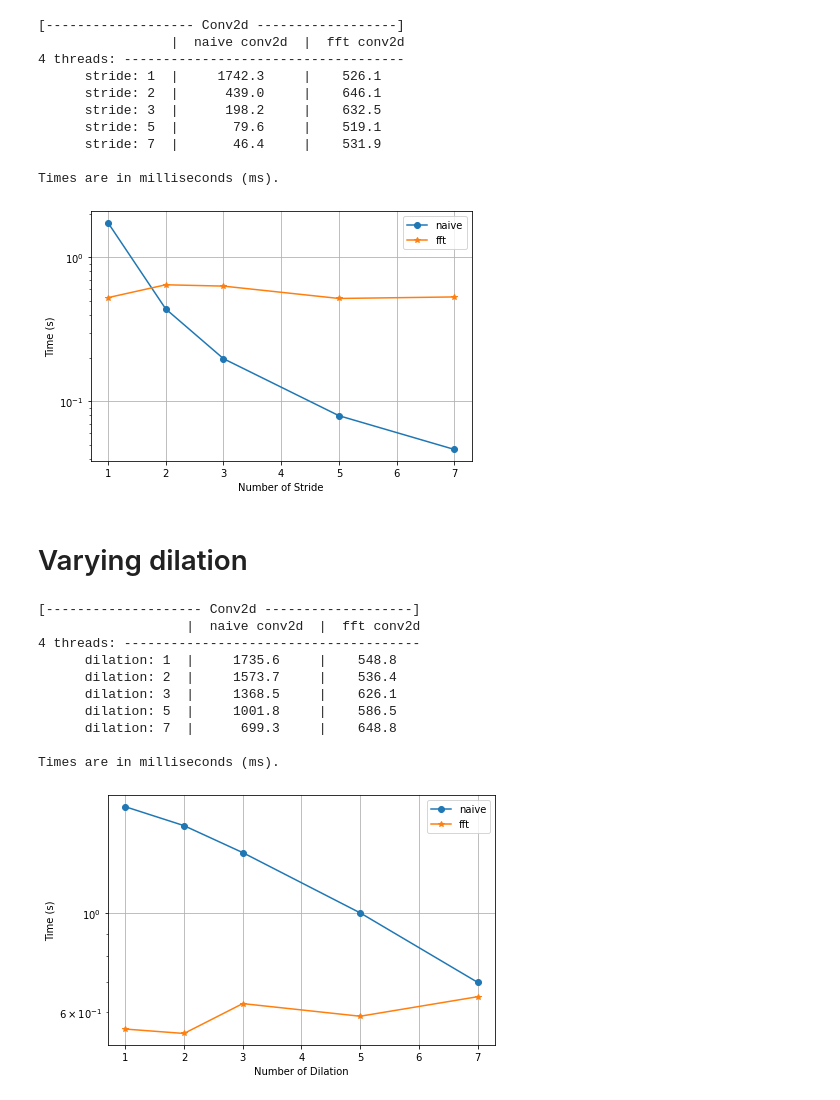
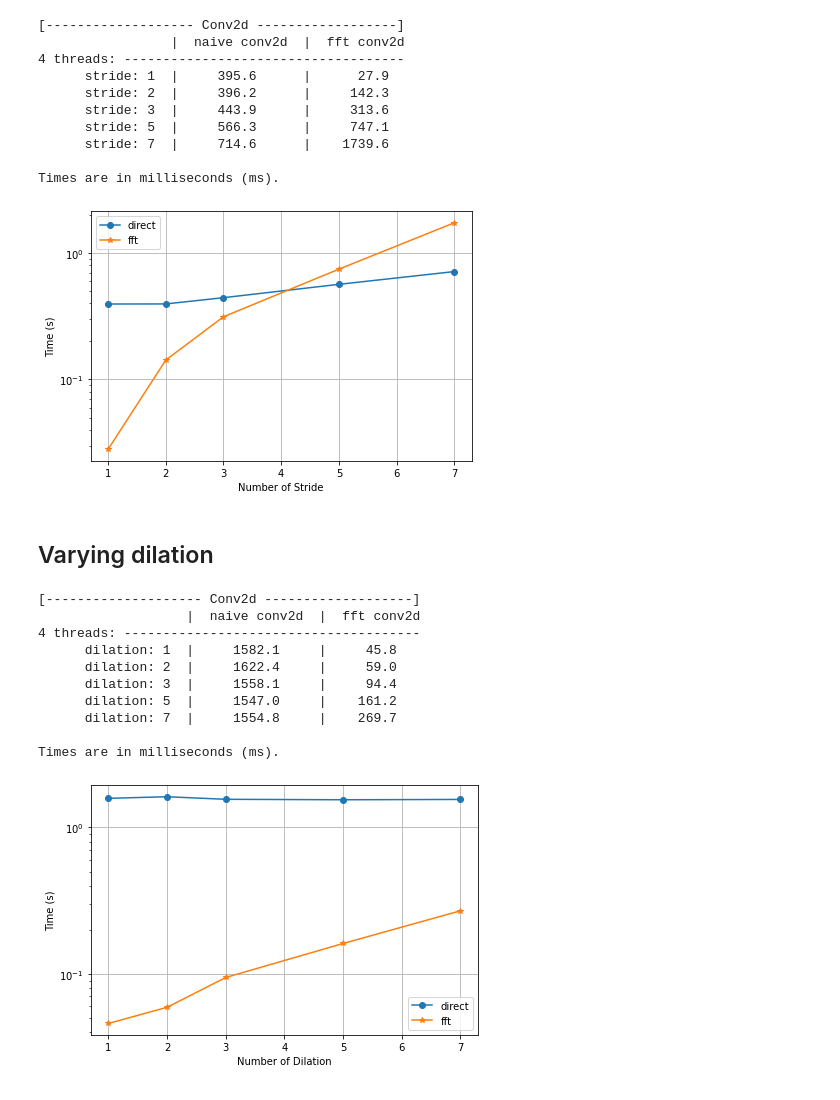
Before and after one commit to yoyololicon/fft-conv-pytorch, a Jupyter notebook: benchmark.ipynb, the cells around one changed output. Drawn from its saved outputs; the diff is of its cells as text; code cells hidden in the pictures.

```diff
--- a/benchmark.ipynb
+++ b/benchmark.ipynb
@@ -10,7 +11,7 @@ import matplotlib.pyplot as plt
 # %%
-batch = 64
-in_channels = 1
-out_channels = 1
+batch = 8
+in_channels = 4
+out_channels = 4
 groups = 1
 input_size = [64, 128, 256, 512]
 kernel_size = 31
@@ -51,7 +52,7 @@ compare.print()
 naive_result = [x.median for x in results[::2]]
 fft_result = [x.median for x in results[1::2]]
 
-plt.plot(input_size, naive_result, marker='o', label='naive')
+plt.plot(input_size, naive_result, marker='o', label='direct')
 plt.plot(input_size, fft_result, marker='*', label='fft')
 plt.tight_layout()
 plt.yscale('log')
@@ -210,8 +612,8 @@ Times are in milliseconds (ms).
 batch = 8
 channels = 32
 groups = [1, 2, 4, 8]
-input_size = 128
-kernel_size = 31
+input_size = 64
+kernel_size = 15
 stride = 1
 dilation = 1
 
@@ -222,8 +624,8 @@ for g in groups:
     label = 'Conv2d'
     sub_label = f'groups: {g}'
 
-    model1 = nn.Conv2d(channels, channels, kernel_size, stride=stride, dilation=dilation, groups=g, bias=False)
-    model2 = torch_fftconv.FFTConv2d(channels, channels, kernel_size, stride=stride, dilation=dilation, groups=g, bias=False)
+    model1 = nn.ConvTranspose2d(channels, channels, kernel_size, stride=stride, dilation=dilation, groups=g, bias=False)
+    model2 = torch_fftconv.FFTConvTranspose2d(channels, channels, kernel_size, stride=stride, dilation=dilation, groups=g, bias=False)
 
     results.append(Timer(
         stmt='m(x)',
@@ -250,7 +652,7 @@ compare.print()
 naive_result = [x.median for x in results[::2]]
 fft_result = [x.median for x in results[1::2]]
 
-plt.plot(groups, naive_result, marker='o', label='naive')
+plt.plot(groups, naive_result, marker='o', label='direct')
 plt.plot(groups, fft_result, marker='*', label='fft')
 plt.tight_layout()
 plt.yscale('log')
@@ -275,9 +677,9 @@ Times are in milliseconds (ms).
 # %%
-batch = 64
-channels = 1
+batch = 8
+channels = 4
 groups = 1
-input_size = 512
-kernel_size = 31
+input_size = 128
+kernel_size = 15
 stride = [1, 2, 3, 5, 7]
 dilation = 1
 
@@ -288,8 +690,8 @@ for s in stride:
     label = 'Conv2d'
     sub_label = f'stride: {s}'
 
-    model1 = nn.Conv2d(channels, channels, kernel_size, stride=s, dilation=dilation, groups=groups, bias=False)
-    model2 = torch_fftconv.FFTConv2d(channels, channels, kernel_size, stride=s, dilation=dilation, groups=groups, bias=False)
+    model1 = nn.ConvTranspose2d(channels, channels, kernel_size, stride=s, dilation=dilation, groups=groups, bias=False)
+    model2 = torch_fftconv.FFTConvTranspose2d(channels, channels, kernel_size, stride=s, dilation=dilation, groups=groups, bias=False)
 
     results.append(Timer(
         stmt='m(x)',
@@ -316,7 +718,7 @@ compare.print()
 naive_result = [x.median for x in results[::2]]
 fft_result = [x.median for x in results[1::2]]
 
-plt.plot(stride, naive_result, marker='o', label='naive')
+plt.plot(stride, naive_result, marker='o', label='direct')
 plt.plot(stride, fft_result, marker='*', label='fft')
 plt.tight_layout()
 plt.yscale('log')
@@ -329,21 +731,21 @@ plt.show()
 [------------------- Conv2d ------------------]
                  |  naive conv2d  |  fft conv2d
 4 threads: ------------------------------------
-      stride: 1  |     1742.3     |    526.1
-      stride: 2  |      439.0     |    646.1
-      stride: 3  |      198.2     |    632.5
-      stride: 5  |       79.6     |    519.1
-      stride: 7  |       46.4     |    531.9
+      stride: 1  |     395.6      |      27.9
+      stride: 2  |     396.2      |     142.3
+      stride: 3  |     443.9      |     313.6
+      stride: 5  |     566.3      |     747.1
+      stride: 7  |     714.6      |    1739.6
 
 Times are in milliseconds (ms).
-[figure, old version]
+[figure, new version]
 # %% [markdown]
-# Varying dilation
+## Varying dilation
 # %%
-batch = 64
-channels = 1
+batch = 8
+channels = 4
 groups = 1
-input_size = 512
+input_size = 128
 kernel_size = 31
 stride = 1
 dilation = [1, 2, 3, 5, 7]
@@ -355,8 +757,8 @@ for d in dilation:
     label = 'Conv2d'
     sub_label = f'dilation: {d}'
 
-    model1 = nn.Conv2d(channels, channels, kernel_size, stride=stride, dilation=d, groups=groups, bias=False)
-    model2 = torch_fftconv.FFTConv2d(channels, channels, kernel_size, stride=stride, dilation=d, groups=groups, bias=False)
+    model1 = nn.ConvTranspose2d(channels, channels, kernel_size, stride=stride, dilation=d, groups=groups, bias=False)
+    model2 = torch_fftconv.FFTConvTranspose2d(channels, channels, kernel_size, stride=stride, dilation=d, groups=groups, bias=False)
 
     results.append(Timer(
         stmt='m(x)',
@@ -370,37 +772,37 @@ for d in dilation:
     results.append(Timer(
         stmt='m(x)',
         setup='',
         globals={'x': x, 'm': model2},
         num_threads=4,
         label=label,
         sub_label=sub_label,
         description='fft conv2d',
     ).blocked_autorange(min_run_time=1))
 
 compare = Compare(results)
 compare.print()
 
 naive_result = [x.median for x in results[::2]]
 fft_result = [x.median for x in results[1::2]]
 
-plt.plot(dilation, naive_result, marker='o', label='naive')
+plt.plot(dilation, naive_result, marker='o', label='direct')
 plt.plot(dilation, fft_result, marker='*', label='fft')
 plt.tight_layout()
 plt.yscale('log')
 plt.legend()
 plt.xlabel('Number of Dilation')
 plt.ylabel('Time (s)')
 plt.grid()
 plt.show()
 # %% [output]
 [-------------------- Conv2d -------------------]
                    |  naive conv2d  |  fft conv2d
 4 threads: --------------------------------------
-      dilation: 1  |     1735.6     |    548.8
-      dilation: 2  |     1573.7     |    536.4
-      dilation: 3  |     1368.5     |    626.1
-      dilation: 5  |     1001.8     |    586.5
-      dilation: 7  |      699.3     |    648.8
+      dilation: 1  |     1582.1     |     45.8
+      dilation: 2  |     1622.4     |     59.0
+      dilation: 3  |     1558.1     |     94.4
+      dilation: 5  |     1547.0     |    161.2
+      dilation: 7  |     1554.8     |    269.7
 
 Times are in milliseconds (ms).
-[figure, old version]
+[figure, new version]
```
Also changed, not shown: parts of 21 cells of this notebook, 2 other files.
